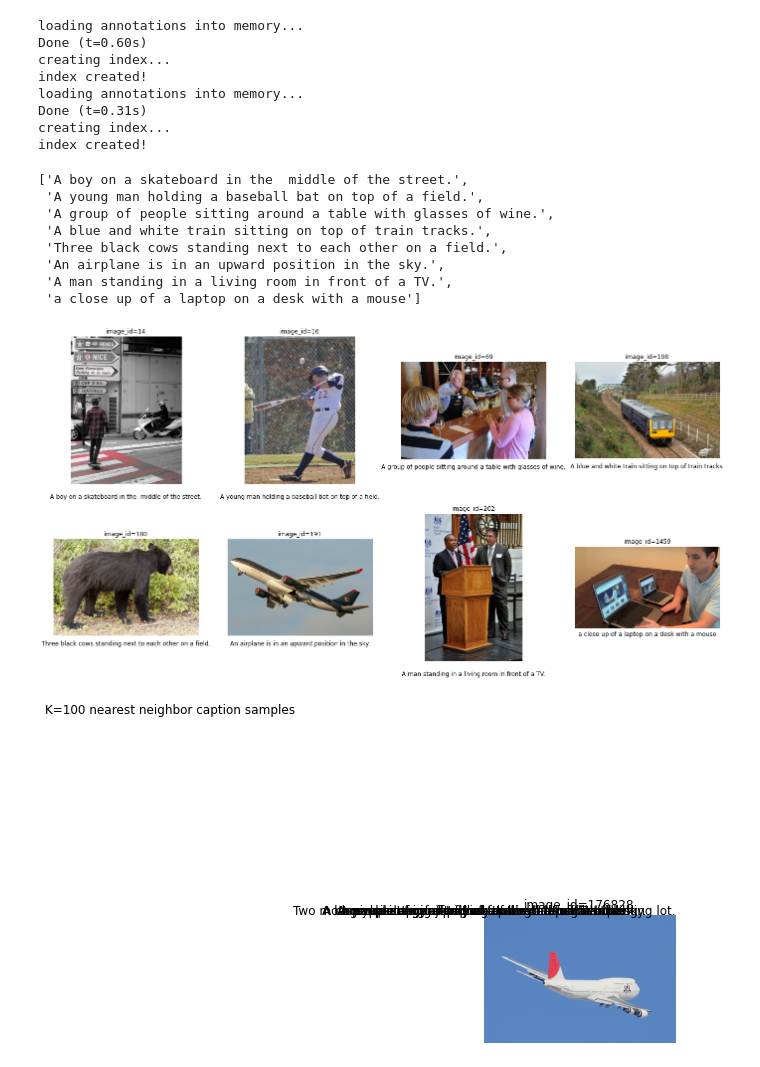
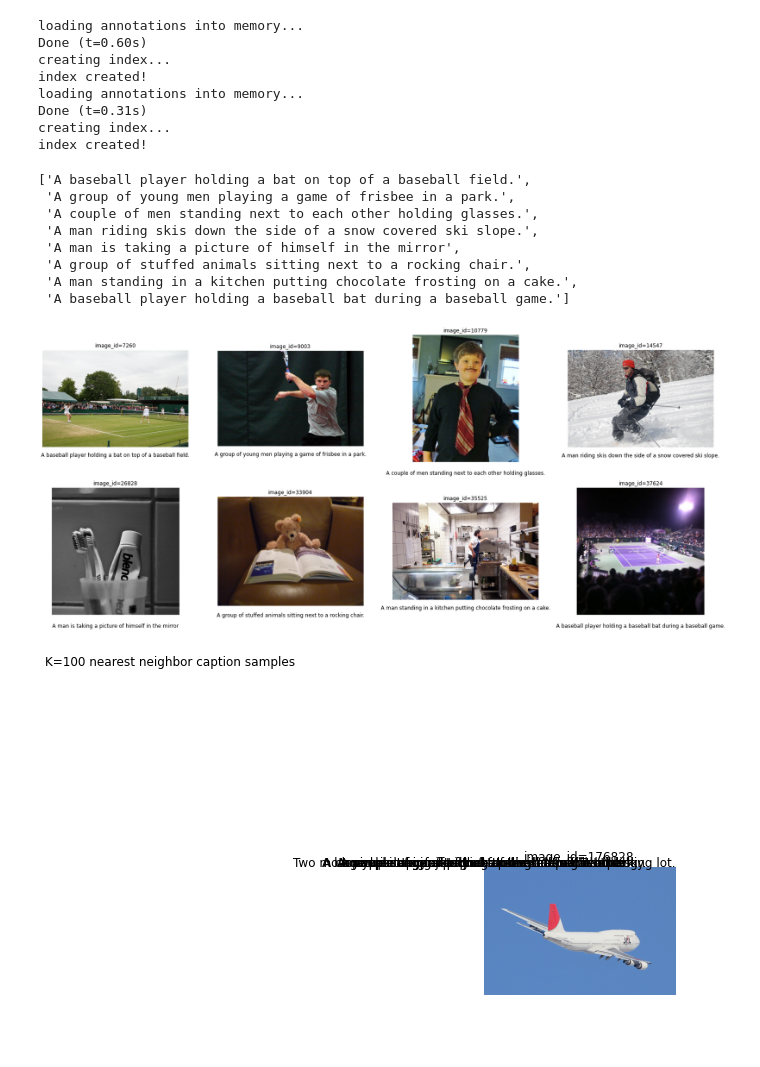
Before and after one commit to rhubarbwu/Image-Captioning, a Jupyter notebook: sandbox/View Image.ipynb, the cells around one changed output. Saved outputs shown, nothing was run; the diff lists cells and outputs as text; code cells hidden in the pictures; blank space fills up the shorter version.

```diff
--- a/sandbox/View Image.ipynb
+++ b/sandbox/View Image.ipynb
@@ -85,36 +85,53 @@ sample_imgs = glob.glob("../nearest-neighbor/sample-imgs/test/*")
 sample_img_ids = []
 for img_path in sample_imgs:
     sample_img_ids.append(int(img_path.split("_")[-1].split(".jpg")[0]))
+# %%
+sample_img_ids = [
+    7260,
+    9003,
+    10779,
+    14547,
+    26828,
+    33904,
+    35525,
+    37624
+]
+# %%
+sample_imgs = []
+img_infos = val_dataset.coco.loadImgs(sample_img_ids)
+for img_info in img_infos:
+    url = img_info['coco_url']
+    sample_imgs.append(url)
 # %%
-best_captions = capgen.get_captions(sample_img_paths)
+best_captions = capgen.get_captions(sample_imgs)
 # %%
 best_captions
 # %% [output]
-['A boy on a skateboard in the  middle of the street.',
- 'A young man holding a baseball bat on top of a field.',
- 'A group of people sitting around a table with glasses of wine.',
- 'A blue and white train sitting on top of train tracks.',
- 'Three black cows standing next to each other on a field.',
- 'An airplane is in an upward position in the sky.',
- 'A man standing in a living room in front of a TV.',
- 'a close up of a laptop on a desk with a mouse']
+['A baseball player holding a bat on top of a baseball field.',
+ 'A group of young men playing a game of frisbee in a park.',
+ 'A couple of men standing next to each other holding glasses.',
+ 'A man riding skis down the side of a snow covered ski slope.',
+ 'A man is taking a picture of himself in the mirror',
+ 'A group of stuffed animals sitting next to a rocking chair.',
+ 'A man standing in a kitchen putting chocolate frosting on a cake.',
+ 'A baseball player holding a baseball bat during a baseball game.']
 # %%
-fig,axes = plt.subplots(nrows = 2, ncols = 4, figsize=(24, 12))
+fig,axes = plt.subplots(nrows = 2, ncols = 4, figsize=(28, 12))
 
 for ax in axes.flatten():
     ax.axis('off')
 
 ##edit this line to include your own image ids
 for i, ax in enumerate(axes.flatten()):
-    img = Image.open(sample_imgs[i])
+    img = Image.open(requests.get(sample_imgs[i], stream=True).raw)
     img_id = sample_img_ids[i]
     ax.set_title(f"image_id={img_id}")
     ax.text(0.5, -0.1, best_captions[i], wrap=True, ha="center",
          transform=ax.transAxes, fontsize=12)
     ax.imshow(img)
 plt.savefig("nn-results.png", bbox_inches='tight')
 # %% [output]
-[figure, old version]
+[figure, new version]
 # %%
 columns = 4
 
```
Also changed, not shown: 3 other files.
